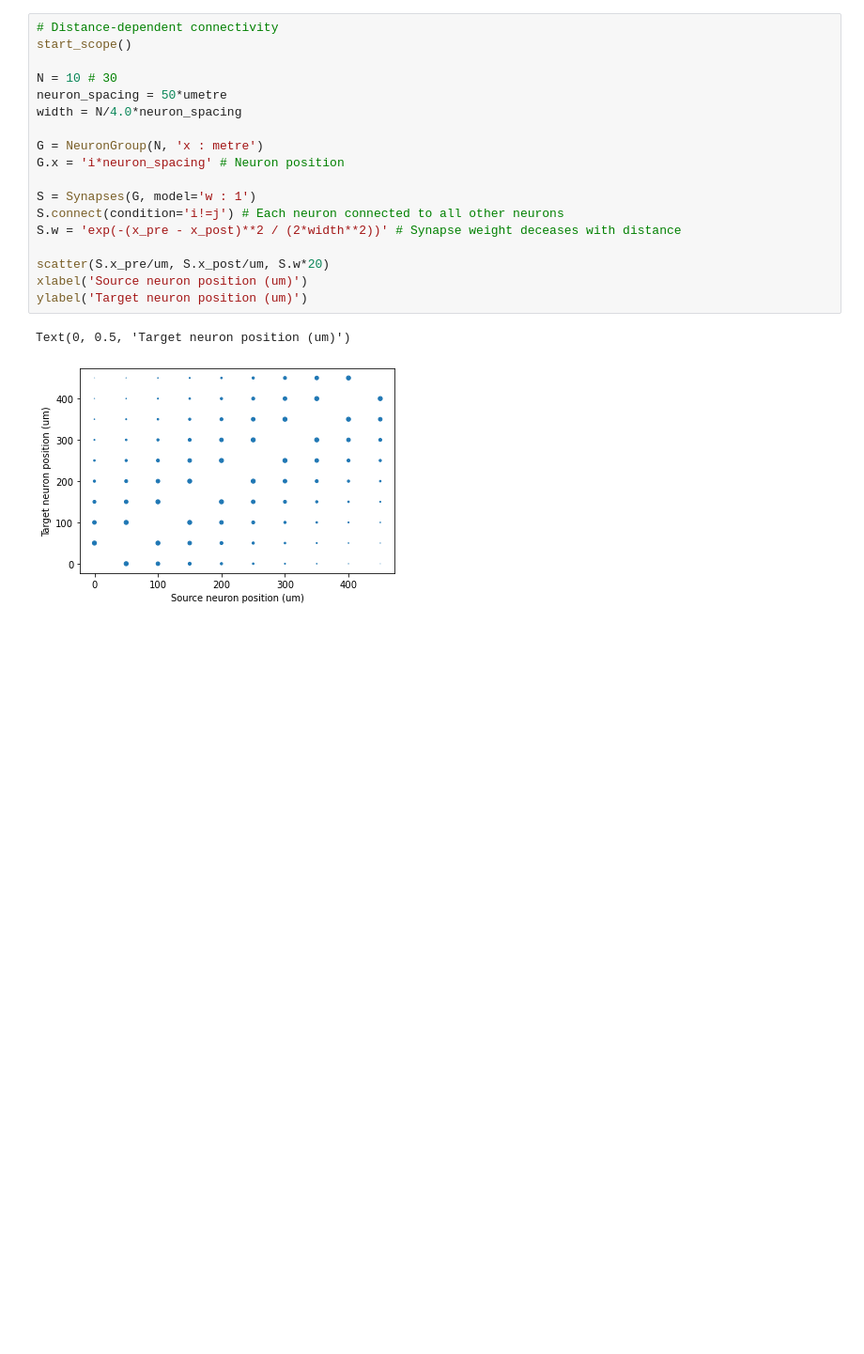
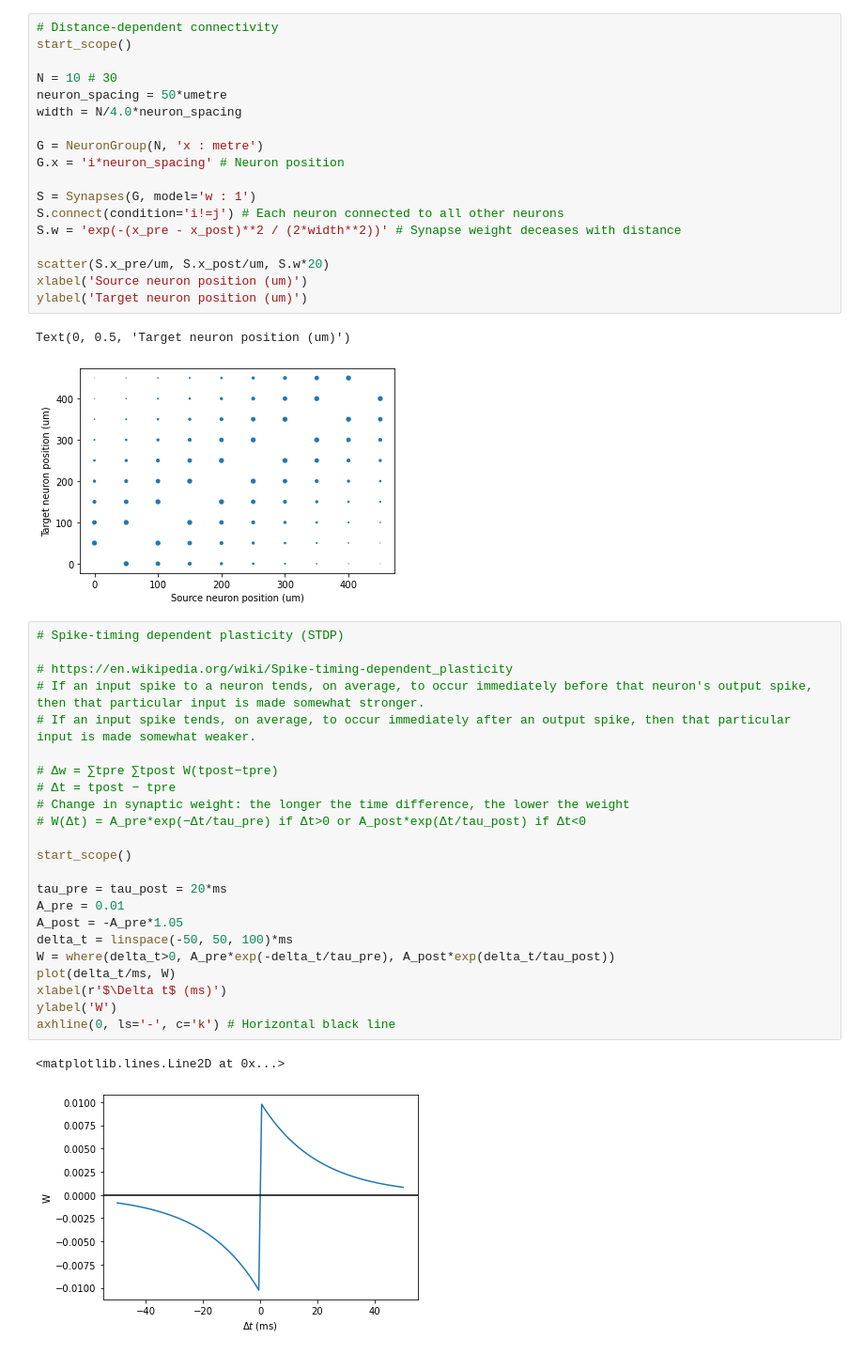
Before and after one commit to mcorne/test-python, a Jupyter notebook: brian2/2-intro-to-brian-synapses.ipynb, the cells around one changed output. Shown: that part at 94% size. Cells and saved outputs as stored; diff of their text form; blank space fills up the shorter version.

```diff
--- a/brian2/2-intro-to-brian-synapses.ipynb
+++ b/brian2/2-intro-to-brian-synapses.ipynb
@@ -207,3 +203,29 @@ ylabel('Target neuron position (um)')
 # %% [output]
 Text(0, 0.5, 'Target neuron position (um)')
 [figure]
+# %%
+# Spike-timing dependent plasticity (STDP)
+
+# https://en.wikipedia.org/wiki/Spike-timing-dependent_plasticity
+# If an input spike to a neuron tends, on average, to occur immediately before that neuron's output spike, then that particular input is made somewhat stronger.
+# If an input spike tends, on average, to occur immediately after an output spike, then that particular input is made somewhat weaker.
+
+# Δw = ∑tpre ∑tpost W(tpost−tpre)
+# Δt = tpost − tpre
+# Change in synaptic weight: the longer the time difference, the lower the weight
+# W(Δt) = A_pre*exp(−Δt/tau_pre) if Δt>0 or A_post*exp(Δt/tau_post) if Δt<0
+
+start_scope()
+
+tau_pre = tau_post = 20*ms
+A_pre = 0.01
+A_post = -A_pre*1.05
+delta_t = linspace(-50, 50, 100)*ms
+W = where(delta_t>0, A_pre*exp(-delta_t/tau_pre), A_post*exp(delta_t/tau_post))
+plot(delta_t/ms, W)
+xlabel(r'$\Delta t$ (ms)')
+ylabel('W')
+axhline(0, ls='-', c='k') # Horizontal black line
+# %% [output]
+<matplotlib.lines.Line2D at 0x...>
+[figure, added]
```
Also changed, not shown: parts of 4 cells of this notebook.
